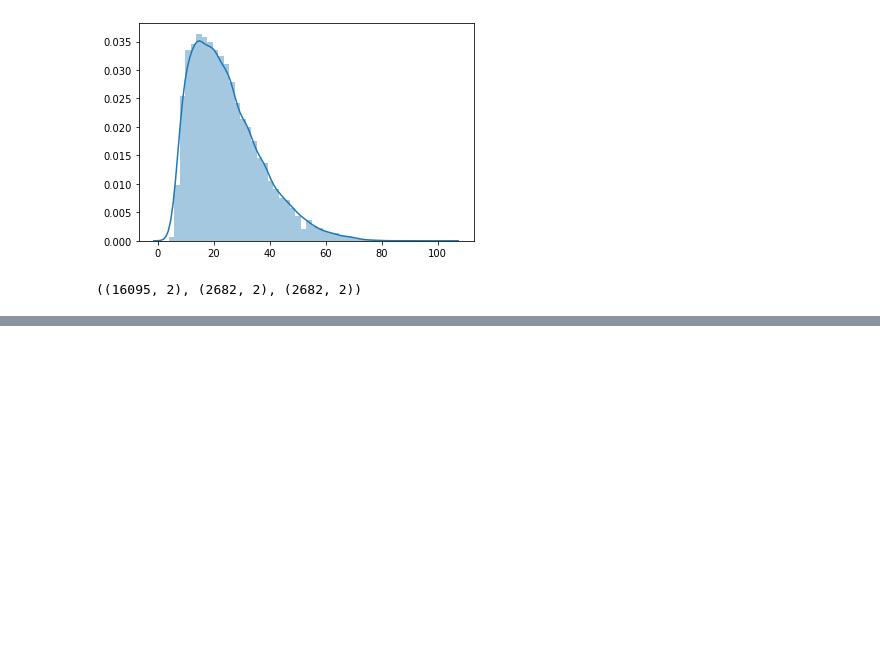
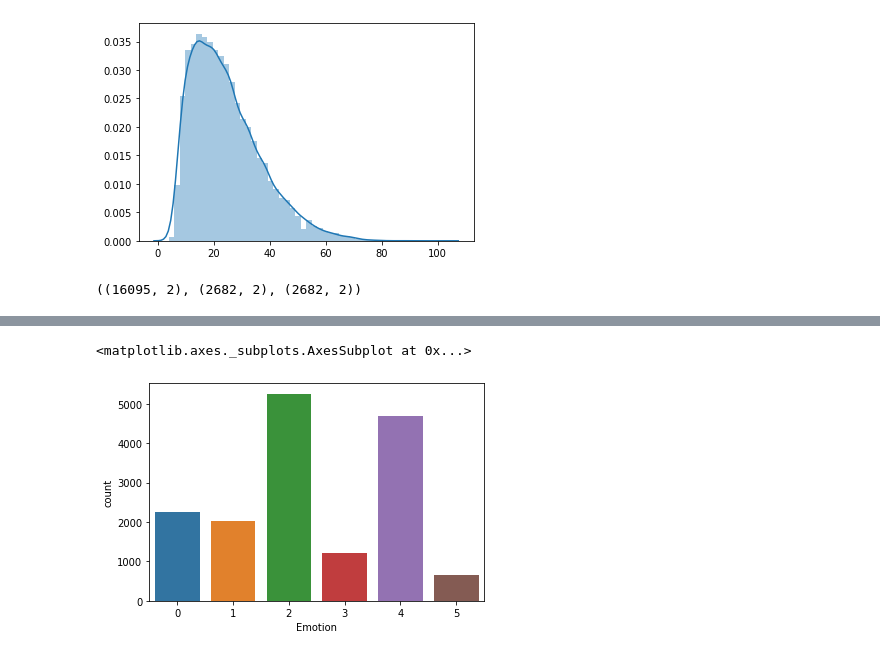
Before and after one commit to FtmhBkhsh/EmotionClassification, a Jupyter notebook: XLNETCode.ipynb, the cells around one changed output, grey strips where cells are left out. Cells and saved outputs as stored; diff of their text form; code cells hidden in the pictures; blank space fills up the shorter version.

```diff
--- a/XLNETCode.ipynb
+++ b/XLNETCode.ipynb
@@ -382,0 +426,5 @@ show_confusion_matrix(df_cm)
+# %%
+sns.countplot(df_train.Emotion)
+# %% [output]
+<matplotlib.axes._subplots.AxesSubplot at 0x...>
+[figure, added]
```
Also changed, not shown: parts of 18 cells of this notebook.
